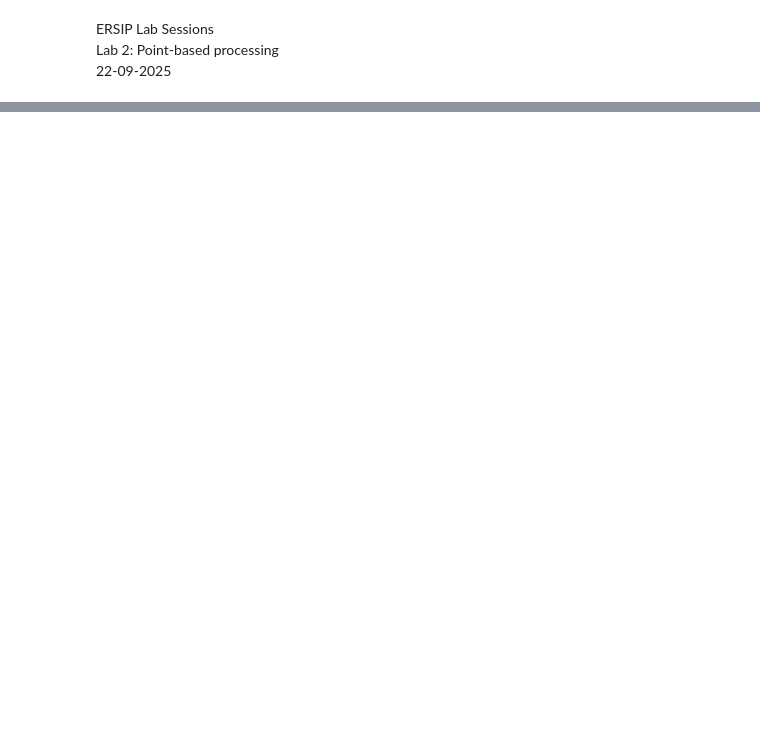
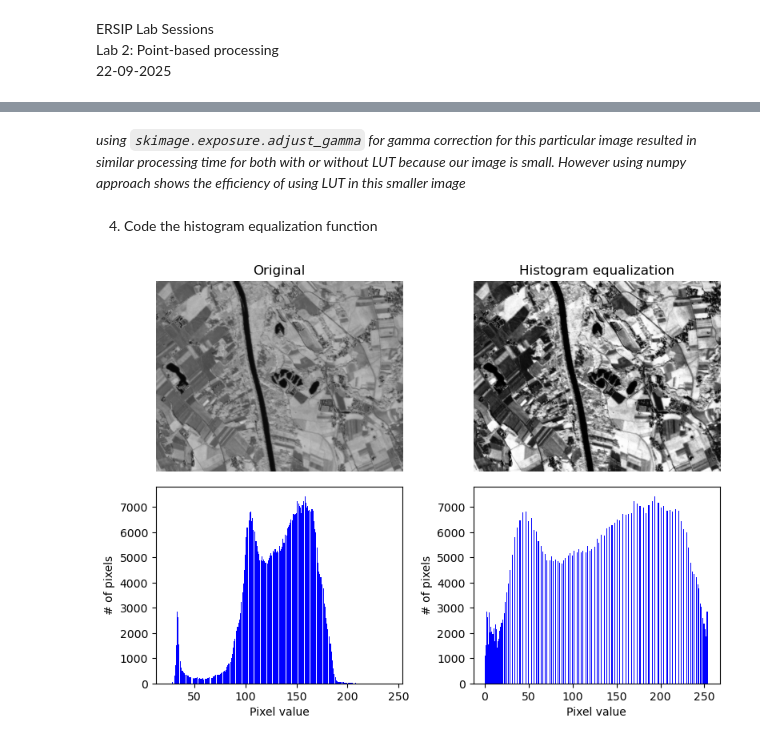
Before and after one commit to Ethel-Ogallo/UBS_ERSIP, a Jupyter notebook: Labs/lab2.ipynb, the cells around one changed output, grey strips where cells are left out. Drawn from its saved outputs; the diff is of its cells as text; code cells hidden in the pictures; blank space fills up the shorter version.

```diff
--- a/Labs/lab2.ipynb
+++ b/Labs/lab2.ipynb
@@ -73,0 +189,38 @@ plt.plot(chist)
+# %% [markdown]
+*using `skimage.exposure.adjust_gamma` for gamma correction for this particular image resulted in similar processing time for both with or without LUT because our image is small. However using numpy approach shows the efficiency of using LUT in this smaller image*
+# %% [markdown]
+4. Code the histogram equalization function
+# %%
+from skimage import exposure
+
+# Histogram equalization
+# img_eq = exposure.equalize_hist(input)
+
+# using numpy
+hist = np.histogram(input, bins=256, range=(0, 255))[0]  # histogram
+cdf = hist.cumsum()  # cumulative CDF
+cdf_normalized = ((cdf - cdf.min()) / (cdf.max() - cdf.min()) * 255).astype(np.uint8) # normalize CDF to 0-255
+img_eq = cdf_normalized[input]
+
+# Display
+images = [input] + [img_eq]
+titles = ['Original'] + ['Histogram equalization']
+
+fig, axes = plt.subplots(2, 2, figsize=(8, 6))
+
+# Top row: images
+for i in range(2):
+    axes[0, i].imshow(images[i], cmap='gray')
+    axes[0, i].set_title(titles[i])
+    axes[0, i].axis('off')
+
+# Bottom row: histograms
+for i in range(2):
+    axes[1, i].hist(images[i].ravel(), bins=256, color='blue')
+    axes[1, i].set_xlabel('Pixel value')
+    axes[1, i].set_ylabel('# of pixels')
+
+plt.tight_layout()
+plt.show()
+# %% [output]
+[figure, added]
```
Also changed, not shown: parts of 18 cells of this notebook, 1 other file.
